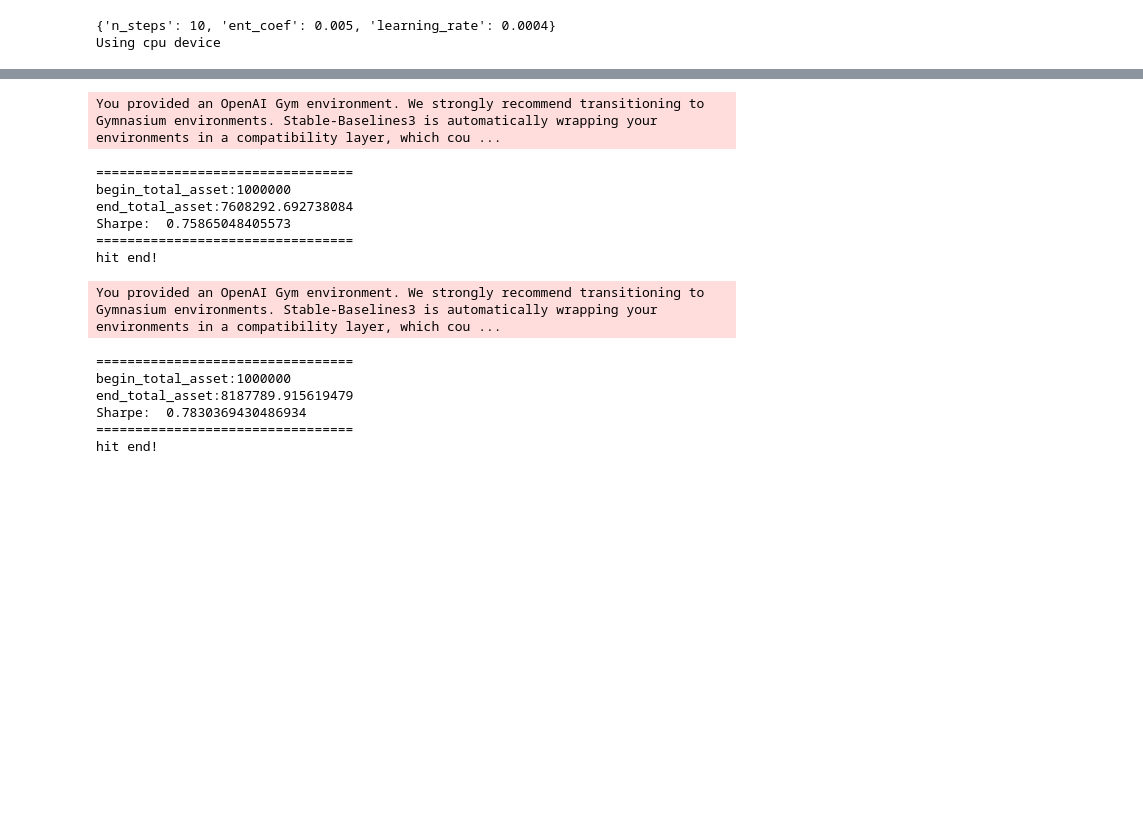
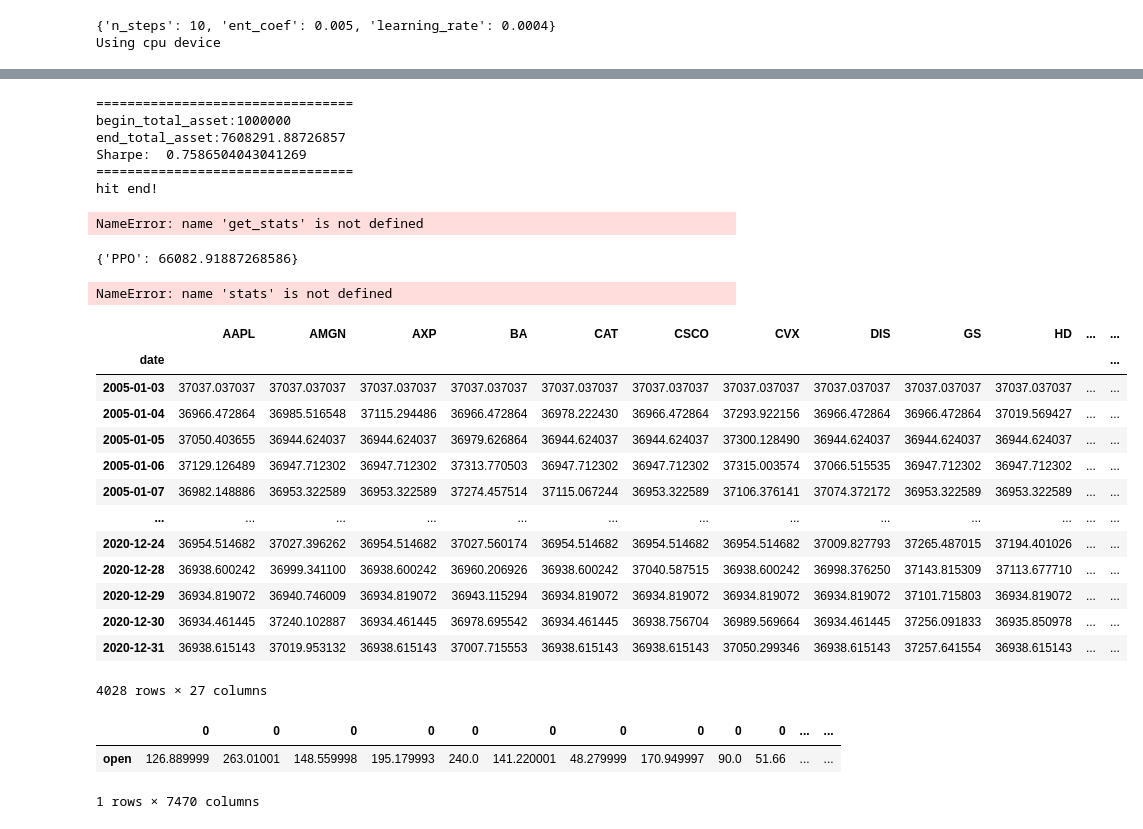
Before and after one commit to vsaravind01/RL-Portfolio-Allocator, a Jupyter notebook: portfolio_manager/example.ipynb, the cells around one changed output, grey strips where cells are left out. Drawn from its saved outputs; the diff is of its cells as text; code cells hidden in the pictures; blank space fills up the shorter version.

```diff
--- a/portfolio_manager/example.ipynb
+++ b/portfolio_manager/example.ipynb
@@ -166,3 +209,13 @@ from utils import convert_daily_return_to_pyfolio_ts, extract_weights
 # %%
 import plotly.graph_objs as go
+# %%
+def get_prediction(models, env):
+    result = {}
+    for model in models:
+        df_daily_return, df_actions = DRLAgent.DRL_prediction(model=model, environment=env)
+        result[model.__class__.__name__] = {
+            "daily_return": df_daily_return,
+            "actions": df_actions,
+        }
+    return result
 # %%
@@ -230,19 +283,55 @@ def prediction_plot(models, env):
     fig.update_yaxes(zeroline=True, zerolinewidth=1, zerolinecolor="LightSteelBlue")
     return fig
 # %%
-prediction_plot([trained_ppo, trained_a2c], env)
+predictions = get_prediction([trained_ppo], env)
 # %% [output]
-You provided an OpenAI Gym environment. We strongly recommend transitioning to Gymnasium environments. Stable-Baselines3 is automatically wrapping your environments in a compatibility layer, which cou ...
+=================================
+begin_total_asset:1000000
+end_total_asset:7608291.88726857
+Sharpe:  0.7586504043041269
+=================================
+hit end!
-=================================
-begin_total_asset:1000000
-end_total_asset:7608292.692738084
-Sharpe:  0.75865048405573
-=================================
-hit end!
-You provided an OpenAI Gym environment. We strongly recommend transitioning to Gymnasium environments. Stable-Baselines3 is automatically wrapping your environments in a compatibility layer, which cou ...
-=================================
-begin_total_asset:1000000
-end_total_asset:8187789.915619479
-Sharpe:  0.7830369430486934
-=================================
-hit end!
+# %%
+def get_splits(predictions, amount):
+    splits = {}
+    for prediction in predictions:
+        action_df = predictions[prediction]["actions"]
+        splits[prediction] = action_df.multiply(amount)
+    return splits
+# %%
+stats = get_stats(predictions)
+# %% [output]
+NameError: name 'get_stats' is not defined
+# %%
+get_profit(stats, env)
+# %% [output]
+{'PPO': 66082.91887268586}
+# %%
+splits = get_splits(predictions, 1000000)
+# %%
+stats
+# %% [output]
+NameError: name 'stats' is not defined
+# %%
+splits["PPO"]
+# %% [output]
+|  | AAPL | AMGN | AXP | BA | CAT | CSCO | CVX | DIS | GS | HD | ... | ... |
+| date |  |  |  |  |  |  |  |  |  |  |  | ... |
+| 2005-01-03 | 37037.037037 | 37037.037037 | 37037.037037 | 37037.037037 | 37037.037037 | 37037.037037 | 37037.037037 | 37037.037037 | 37037.037037 | 37037.037037 | ... | ... |
+| 2005-01-04 | 36966.472864 | 36985.516548 | 37115.294486 | 36966.472864 | 36978.222430 | 36966.472864 | 37293.922156 | 36966.472864 | 36966.472864 | 37019.569427 | ... | ... |
+| 2005-01-05 | 37050.403655 | 36944.624037 | 36944.624037 | 36979.626864 | 36944.624037 | 36944.624037 | 37300.128490 | 36944.624037 | 36944.624037 | 36944.624037 | ... | ... |
+| 2005-01-06 | 37129.126489 | 36947.712302 | 36947.712302 | 37313.770503 | 36947.712302 | 36947.712302 | 37315.003574 | 37066.515535 | 36947.712302 | 36947.712302 | ... | ... |
+| 2005-01-07 | 36982.148886 | 36953.322589 | 36953.322589 | 37274.457514 | 37115.067244 | 36953.322589 | 37106.376141 | 37074.372172 | 36953.322589 | 36953.322589 | ... | ... |
+| ... | ... | ... | ... | ... | ... | ... | ... | ... | ... | ... | ... | ... |
+| 2020-12-24 | 36954.514682 | 37027.396262 | 36954.514682 | 37027.560174 | 36954.514682 | 36954.514682 | 36954.514682 | 37009.827793 | 37265.487015 | 37194.401026 | ... | ... |
+| 2020-12-28 | 36938.600242 | 36999.341100 | 36938.600242 | 36960.206926 | 36938.600242 | 37040.587515 | 36938.600242 | 36998.376250 | 37143.815309 | 37113.677710 | ... | ... |
+| 2020-12-29 | 36934.819072 | 36940.746009 | 36934.819072 | 36943.115294 | 36934.819072 | 36934.819072 | 36934.819072 | 36934.819072 | 37101.715803 | 36934.819072 | ... | ... |
+| 2020-12-30 | 36934.461445 | 37240.102887 | 36934.461445 | 36978.695542 | 36934.461445 | 36938.756704 | 36989.569664 | 36934.461445 | 37256.091833 | 36935.850978 | ... | ... |
+| 2020-12-31 | 36938.615143 | 37019.953132 | 36938.615143 | 37007.715553 | 36938.615143 | 36938.615143 | 37050.299346 | 36938.615143 | 37257.641554 | 36938.615143 | ... | ... |
+4028 rows × 27 columns
+# %%
+pd.DataFrame(dataset['open']).T
+# %% [output]
+|  | 0 | 0 | 0 | 0 | 0 | 0 | 0 | 0 | 0 | 0 | ... | ... |
+| open | 126.889999 | 263.01001 | 148.559998 | 195.179993 | 240.0 | 141.220001 | 48.279999 | 170.949997 | 90.0 | 51.66 | ... | ... |
+1 rows × 7470 columns
```
Also changed, not shown: parts of 21 cells of this notebook, 16 other files.
